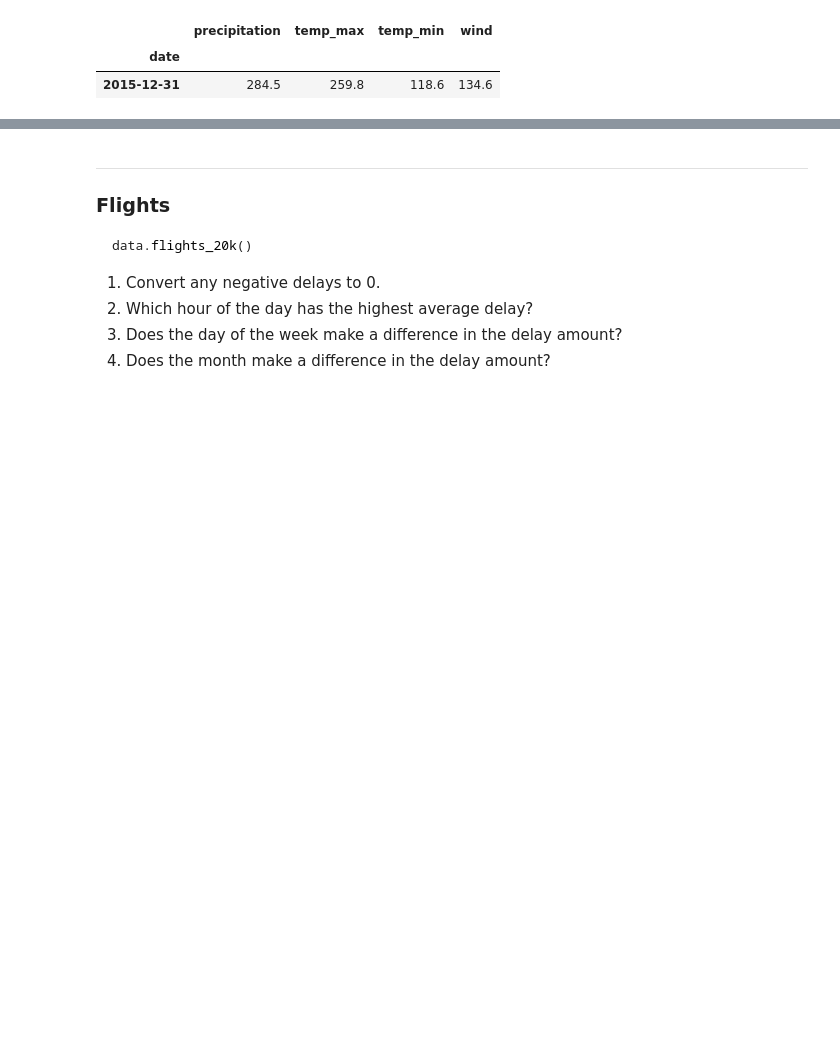
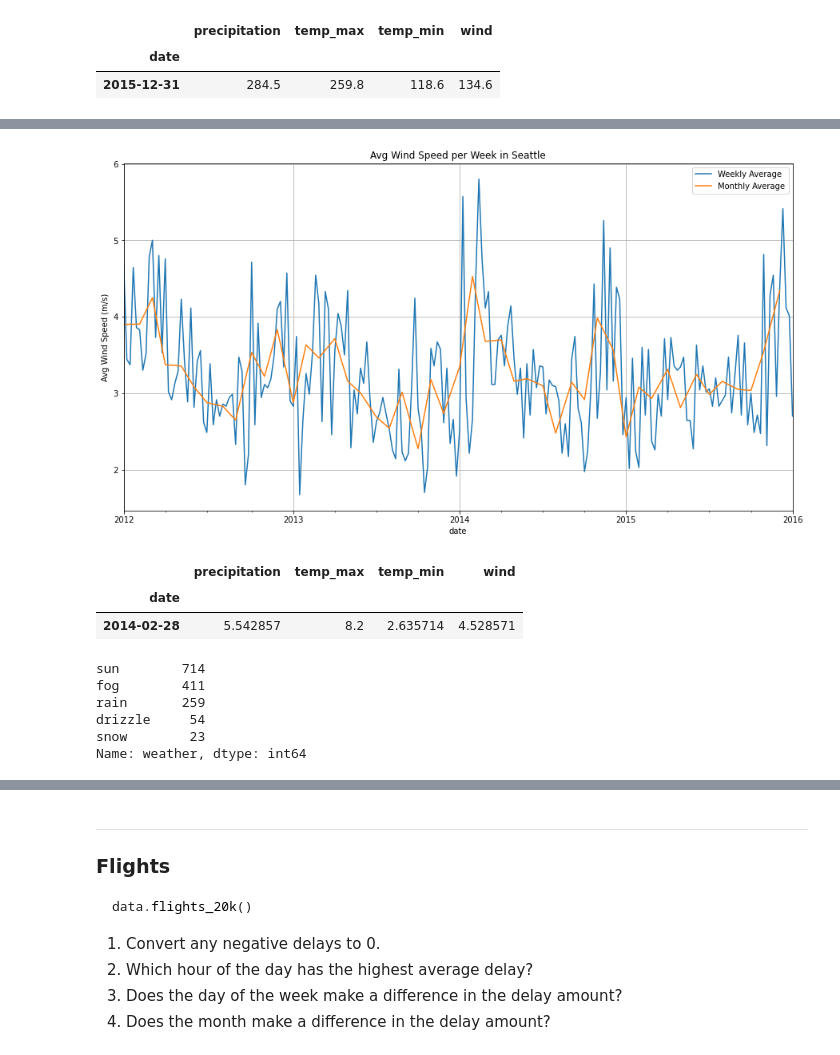
Before and after one commit to HeatherOrtegaMcMillan/time-series-exercises, a Jupyter notebook: exercises_time_series.ipynb, the cells around one changed output, grey strips where cells are left out. Drawn from its saved outputs; the diff is of its cells as text; code cells hidden in the pictures; blank space fills up the shorter version.

```diff
--- a/exercises_time_series.ipynb
+++ b/exercises_time_series.ipynb
@@ -229,0 +246,34 @@ plt.show()
+# %%
+# visualize avg wind speed over time
+# choose interval - Weekly
+
+plt.figure(figsize = (15,8))
+weather.resample('1W').mean().wind.plot(label = 'Weekly Average')
+weather.resample('M').mean().wind.plot(label = 'Monthly Average')
+plt.ylabel('Avg Wind Speed (m/s)')
+plt.title('Avg Wind Speed per Week in Seattle')
+plt.grid()
+plt.legend()
+plt.show()
+# %% [output]
+[figure, added]
+# %%
+# Which year-month combination is the windiest? on average
+# February of 2014 was the windiest on average
+# avg wind speed of 4.52 meters per second
+
+weather.resample('M').mean().sort_values(by= 'wind', ascending= False).head(1)
+# %% [output]
+|  | precipitation | temp_max | temp_min | wind |
+| date |  |  |  |  |
+| 2014-02-28 | 5.542857 | 8.2 | 2.635714 | 4.528571 |
+# %%
+# What's the sunniest year? (Hint: which day has the highest number of days where weather == sun?)
+weather.weather.value_counts()
+# %% [output]
+sun        714
+fog        411
+rain       259
+drizzle     54
+snow        23
+Name: weather, dtype: int64
```
Also changed, not shown: parts of 20 cells of this notebook.
